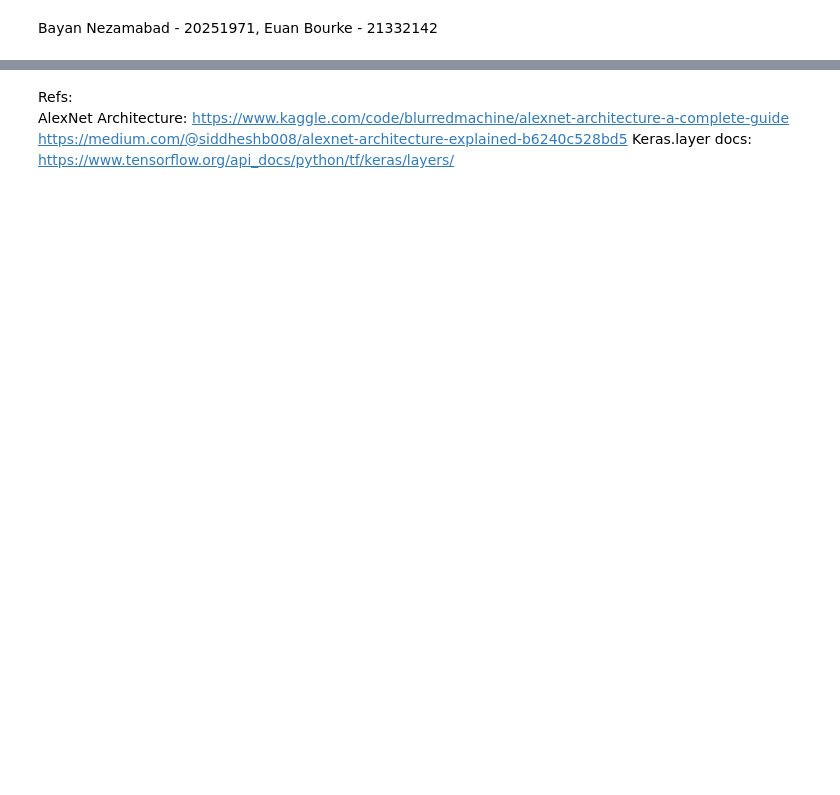
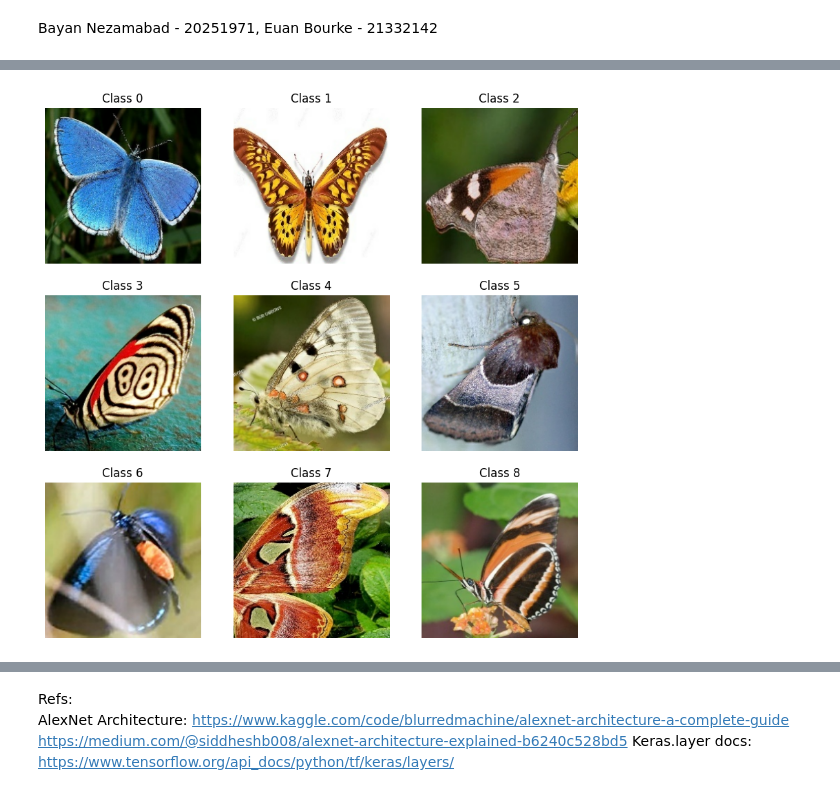
Before and after one commit to oOoOoOo0o/cs4287-assignment1, a Jupyter notebook: CS4287-Prj1-20251971-21332142.ipynb, the cells around one changed output, grey strips where cells are left out. Drawn from its saved outputs; the diff is of its cells as text; code cells hidden in the pictures; blank space fills up the shorter version.

Commit message:
Display sample training image for the first 9 classes

```diff
--- a/CS4287-Prj1-20251971-21332142.ipynb
+++ b/CS4287-Prj1-20251971-21332142.ipynb
@@ -51,20 +50,28 @@ Found 500 files belonging to 100 classes.
 # %%
 # Data Visualisation
-for image in train_data.as_numpy_iterator()[::100]:
+train_iterator = train_data.as_numpy_iterator()
+fig, axes = plt.subplots(3, 3, figsize=(10, 10))
+images = []
+labels = []
 
-# Get the first batch of data:
-# batch = data_iterator.next()
-#
-# # Extract the first image and label from the batch:
-# image, label = batch[0][0], batch[1][0]
-#
-# # Get the class index with the highest probability:
-# class_index = np.argmax(label)
-#
-# # Print the image and its corresponding class index:
-# plt.imshow(image.astype('uint8'))
-# plt.title(f"Class Index: {class_index}")
-# plt.show()
+for class_num in range(0, NB_CLASSES, 10):
+    batch = train_iterator.next()
+    image, label = batch[0][0], batch[1][0]
+    class_index = np.argmax(label)
+    images.append(image.astype(np.uint8))
+    labels.append(class_index)
+
+for i in range(9):
+    row_pos = i // 3
+    col_pos = i % 3
+    ax = axes[row_pos, col_pos]
+    ax.imshow(images[i])
+    ax.set_title(f"Class {labels[i]}")
+    ax.axis('off')
+
+plt.show()
+# %% [output]
+[figure, added]
 # %%
 # Min-max normalisation scales all values to the range 0 - 1
 # Division by 255 accomplishes this since the max value for any pixel in any colour channel is 255
```
Also changed, not shown: parts of 7 cells of this notebook.
